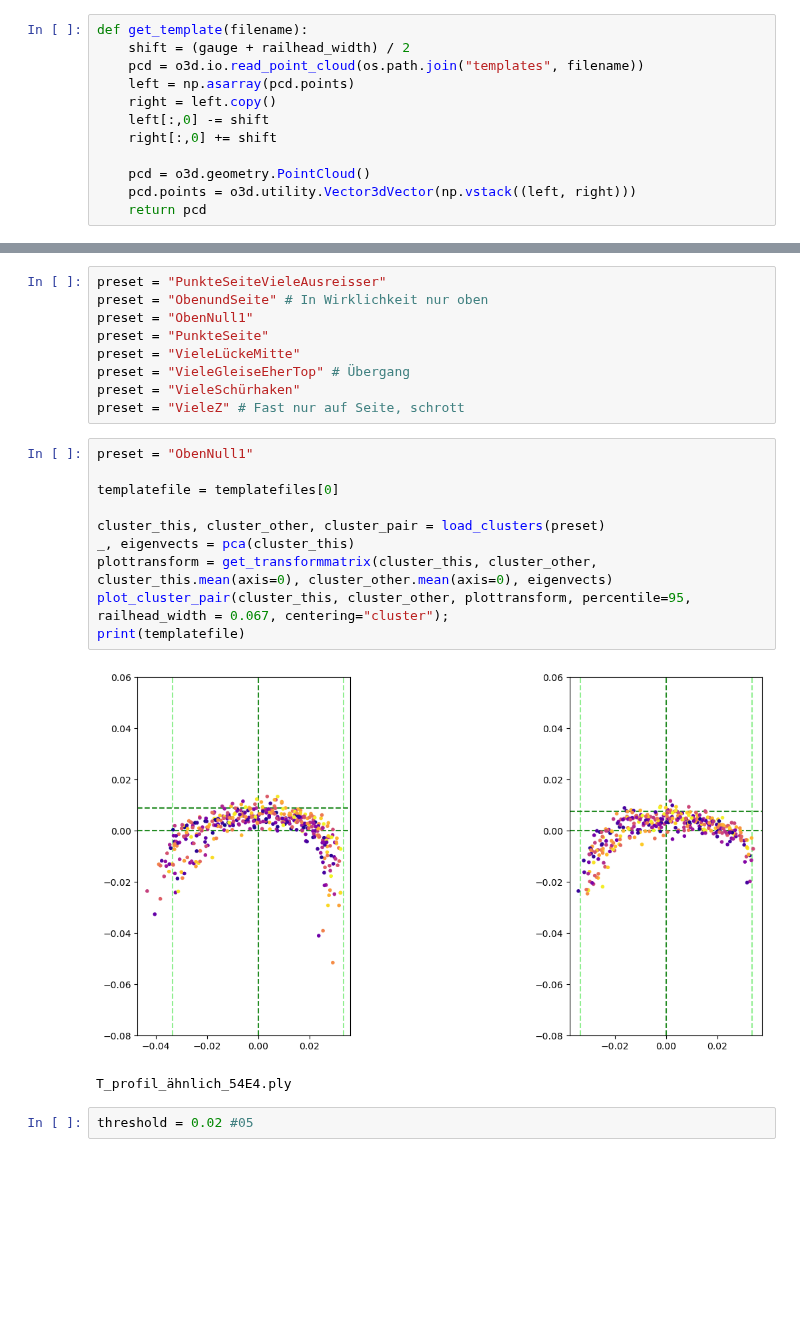
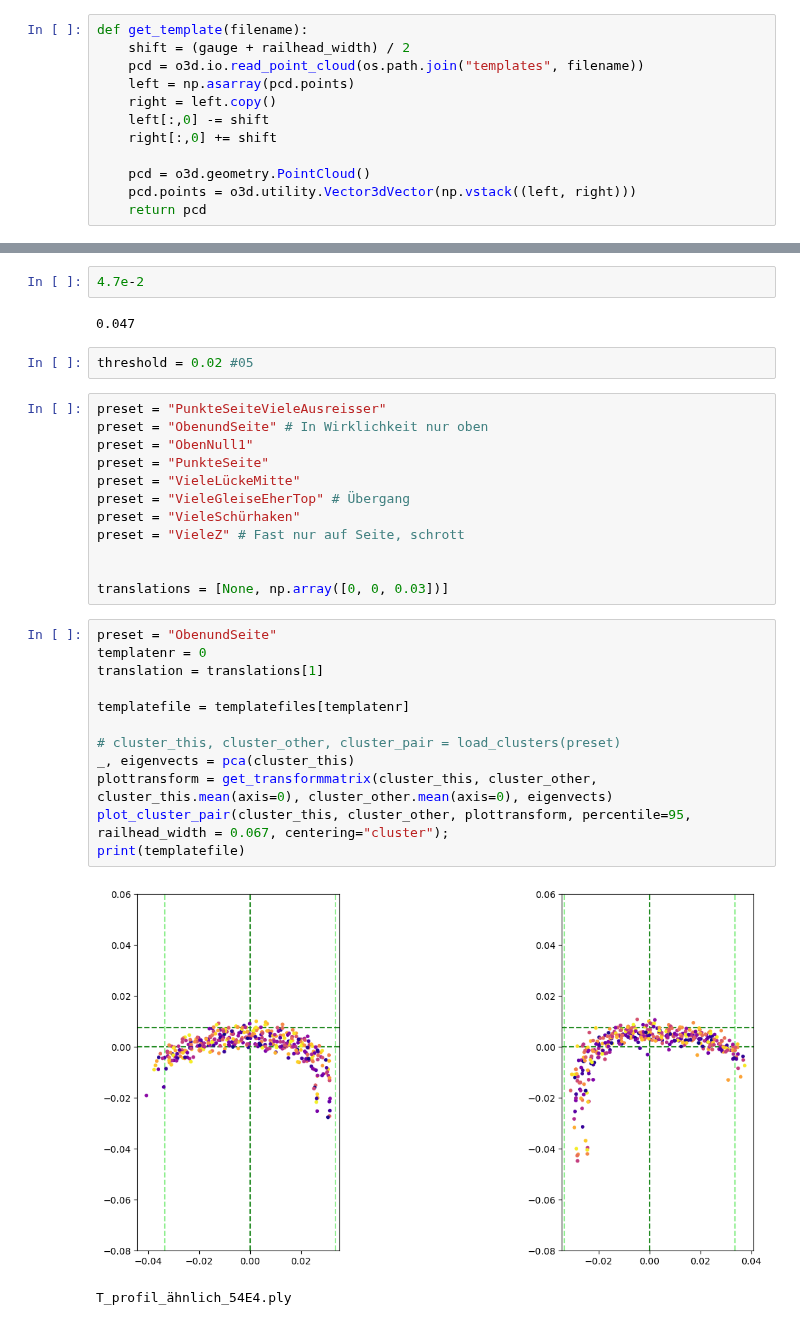
Before and after one commit to florianneukirchen/gleis-versuche, a Jupyter notebook: 34_templatematching_beideSeiten.ipynb, the cells around one changed output, grey strips where cells are left out. Cells and saved outputs as stored; diff of their text form; blank space fills up the shorter version.

```diff
--- a/34_templatematching_beideSeiten.ipynb
+++ b/34_templatematching_beideSeiten.ipynb
@@ -231,24 +222,33 @@ o3d.visualization.draw_geometries([temp])
-# %%
-preset = "PunkteSeiteVieleAusreisser"
-preset = "ObenundSeite" # In Wirklichkeit nur oben
-preset = "ObenNull1"
-preset = "PunkteSeite"
-preset = "VieleLückeMitte"
-preset = "VieleGleiseEherTop" # Übergang
-preset = "VieleSchürhaken"
-preset = "VieleZ" # Fast nur auf Seite, schrott
-# %%
-preset = "ObenNull1"
-
-templatefile = templatefiles[0]
-
-cluster_this, cluster_other, cluster_pair = load_clusters(preset)
-_, eigenvects = pca(cluster_this)
-plottransform = get_transformmatrix(cluster_this, cluster_other, cluster_this.mean(axis=0), cluster_other.mean(axis=0), eigenvects)
-plot_cluster_pair(cluster_this, cluster_other, plottransform, percentile=95, railhead_width = 0.067, centering="cluster");
-print(templatefile)
-# %% [output]
-[figure, removed]
-T_profil_ähnlich_54E4.ply
+# %%
+4.7e-2
+# %% [output]
+0.047
 # %%
 threshold = 0.02 #05
+# %%
+preset = "PunkteSeiteVieleAusreisser"
+preset = "ObenundSeite" # In Wirklichkeit nur oben
+preset = "ObenNull1"
+preset = "PunkteSeite"
+preset = "VieleLückeMitte"
+preset = "VieleGleiseEherTop" # Übergang
+preset = "VieleSchürhaken"
+preset = "VieleZ" # Fast nur auf Seite, schrott
+
+
+translations = [None, np.array([0, 0, 0.03])]
+# %%
+preset = "ObenundSeite"
+templatenr = 0
+translation = translations[1]
+
+templatefile = templatefiles[templatenr]
+
+# cluster_this, cluster_other, cluster_pair = load_clusters(preset)
+_, eigenvects = pca(cluster_this)
+plottransform = get_transformmatrix(cluster_this, cluster_other, cluster_this.mean(axis=0), cluster_other.mean(axis=0), eigenvects)
+plot_cluster_pair(cluster_this, cluster_other, plottransform, percentile=95, railhead_width = 0.067, centering="cluster");
+print(templatefile)
+# %% [output]
+[figure, added]
+T_profil_ähnlich_54E4.ply
```
Also changed, not shown: parts of 23 cells of this notebook, 12 other files.
